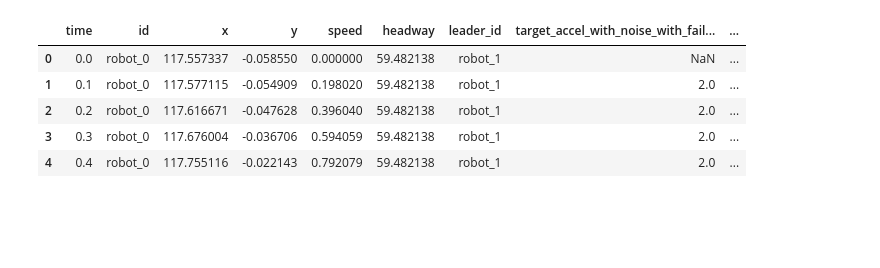
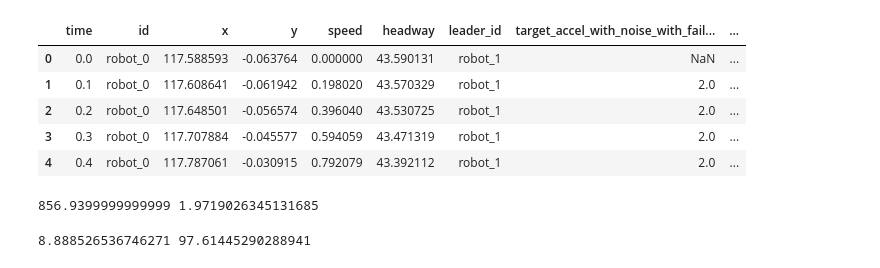
Before and after one commit to kingsonc/multi-car-consensus, a Jupyter notebook: baseline.ipynb, the cells around one changed output. Cells and saved outputs as stored; diff of their text form; code cells hidden in the pictures; blank space fills up the shorter version.

```diff
--- a/baseline.ipynb
+++ b/baseline.ipynb
@@ -18,14 +22,20 @@ from flow.networks.ring import RingNetwork
 # %%
+ACCELERATION = 2
+TARGET_VELOCITY = 30
+HEADWAY_DIST = 10
+
 class NaiveBaselineController(BaseController):
-    def __init__(self, veh_id, v0=30, s0=20, car_following_params=None):
+    def __init__(self, veh_id, v0=TARGET_VELOCITY, a0=ACCELERATION, s0=HEADWAY_DIST, car_following_params=None):
         """
         veh_id: unique vehicle identifier
         v0: desirable velocity, in m/s
+        a0: rate of acceleration, in m/s2
         s0: headway threshold before braking, in m
         """
 
         BaseController.__init__(self, veh_id, car_following_params)
         self.v0 = v0
+        self.a0 = a0
         self.s0 = s0
 
     def get_accel(self, env):
@@ -33,10 +43,10 @@ class NaiveBaselineController(BaseController):
         lead_id = env.k.vehicle.get_leader(self.veh_id)
         h = env.k.vehicle.get_headway(self.veh_id)
 
-        if h < 10:  # car in front less than 10m away
-            return -2
+        if h < self.s0:  # car in front less than headway threshold away
+            return -self.a0
         elif v < self.v0:
-            return 2
+            return self.a0
         else:
             return 0
 # %%
@@ -108,10 +129,45 @@ data/ring_network_baseline_20210413-1827071618334827.208069
-# %%
-data = pd.read_csv(emission_location + '-0_emission.csv')
-data.head()
-# %% [output]
-|  | time | id | x | y | speed | headway | leader_id | target_accel_with_noise_with_fail... | ... |
-| 0 | 0.0 | robot_0 | 117.557337 | -0.058550 | 0.000000 | 59.482138 | robot_1 | NaN | ... |
-| 1 | 0.1 | robot_0 | 117.577115 | -0.054909 | 0.198020 | 59.482138 | robot_1 | 2.0 | ... |
-| 2 | 0.2 | robot_0 | 117.616671 | -0.047628 | 0.396040 | 59.482138 | robot_1 | 2.0 | ... |
-| 3 | 0.3 | robot_0 | 117.676004 | -0.036706 | 0.594059 | 59.482138 | robot_1 | 2.0 | ... |
-| 4 | 0.4 | robot_0 | 117.755116 | -0.022143 | 0.792079 | 59.482138 | robot_1 | 2.0 | ... |
+# %%
+data0 = pd.read_csv(emission_location + '-0_emission.csv')
+data1 = pd.read_csv(emission_location + '-1_emission.csv')
+data2 = pd.read_csv(emission_location + '-2_emission.csv')
+data3 = pd.read_csv(emission_location + '-3_emission.csv')
+data4 = pd.read_csv(emission_location + '-4_emission.csv')
+data5 = pd.read_csv(emission_location + '-5_emission.csv')
+data6 = pd.read_csv(emission_location + '-6_emission.csv')
+data7 = pd.read_csv(emission_location + '-7_emission.csv')
+data8 = pd.read_csv(emission_location + '-8_emission.csv')
+data9 = pd.read_csv(emission_location + '-9_emission.csv')
+
+data0.head()
+# %% [output]
+|  | time | id | x | y | speed | headway | leader_id | target_accel_with_noise_with_fail... | ... |
+| 0 | 0.0 | robot_0 | 117.588593 | -0.063764 | 0.000000 | 43.590131 | robot_1 | NaN | ... |
+| 1 | 0.1 | robot_0 | 117.608641 | -0.061942 | 0.198020 | 43.570329 | robot_1 | 2.0 | ... |
+| 2 | 0.2 | robot_0 | 117.648501 | -0.056574 | 0.396040 | 43.530725 | robot_1 | 2.0 | ... |
+| 3 | 0.3 | robot_0 | 117.707884 | -0.045577 | 0.594059 | 43.471319 | robot_1 | 2.0 | ... |
+| 4 | 0.4 | robot_0 | 117.787061 | -0.030915 | 0.792079 | 43.392112 | robot_1 | 2.0 | ... |
+# %%
+time_stationary = [
+    data0[(data0.speed < 0.1) & (data0.time > 10)].dropna().shape[0]*0.1,
+    data1[(data1.speed < 0.1) & (data1.time > 10)].dropna().shape[0]*0.1,
+    data2[(data2.speed < 0.1) & (data2.time > 10)].dropna().shape[0]*0.1,
+    data3[(data3.speed < 0.1) & (data3.time > 10)].dropna().shape[0]*0.1,
+    data4[(data4.speed < 0.1) & (data4.time > 10)].dropna().shape[0]*0.1,
+    data5[(data5.speed < 0.1) & (data5.time > 10)].dropna().shape[0]*0.1,
+    data6[(data6.speed < 0.1) & (data6.time > 10)].dropna().shape[0]*0.1,
+    data7[(data7.speed < 0.1) & (data7.time > 10)].dropna().shape[0]*0.1,
+    data8[(data8.speed < 0.1) & (data8.time > 10)].dropna().shape[0]*0.1,
+    data9[(data9.speed < 0.1) & (data9.time > 10)].dropna().shape[0]*0.1,
+]
+
+print(np.mean(time_stationary), np.std(time_stationary))
+# %% [output]
+856.9399999999999 1.9719026345131685
+# %%
+frames = [data0, data1, data2, data3, data4, data5, data6, data7, data8, data9]
+overall = pd.concat(frames)
+
+overall = overall[overall.time > 10]
+print(overall.speed.mean(), overall.speed.var())
+# %% [output]
+8.888526536746271 97.61445290288941
```
Also changed, not shown: parts of 6 cells of this notebook, 1 other file.
